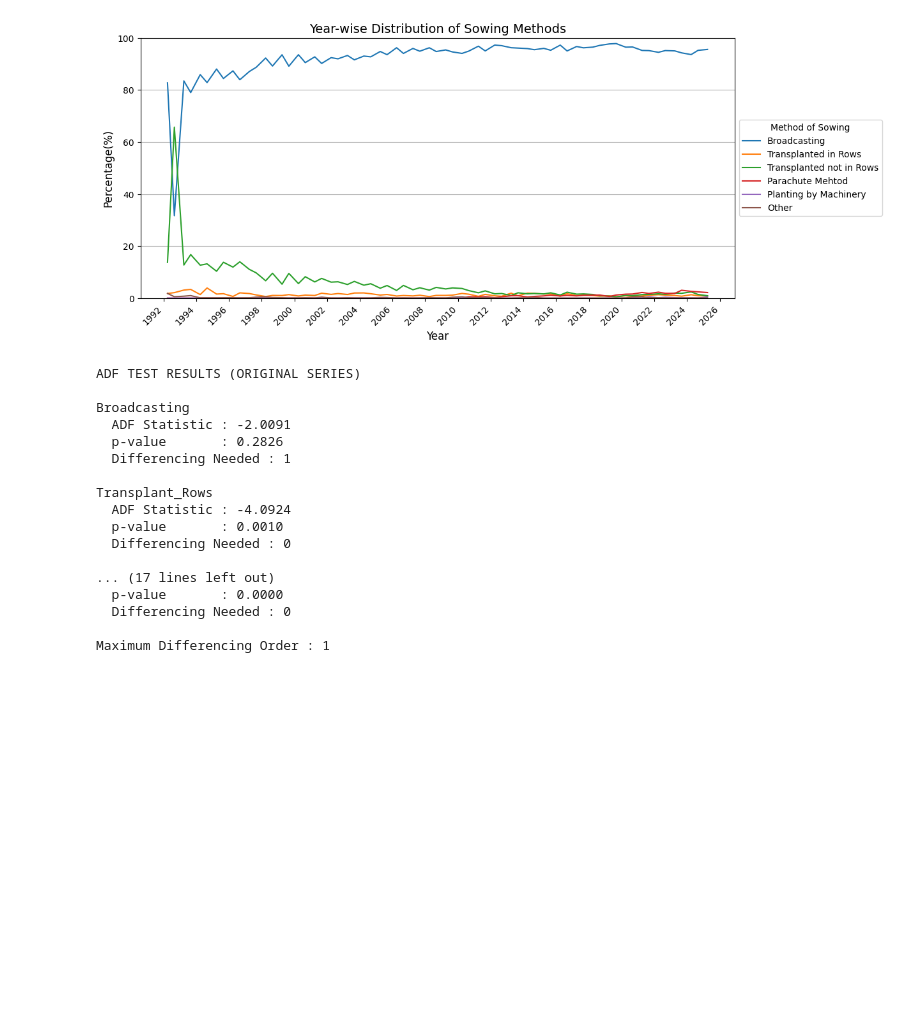
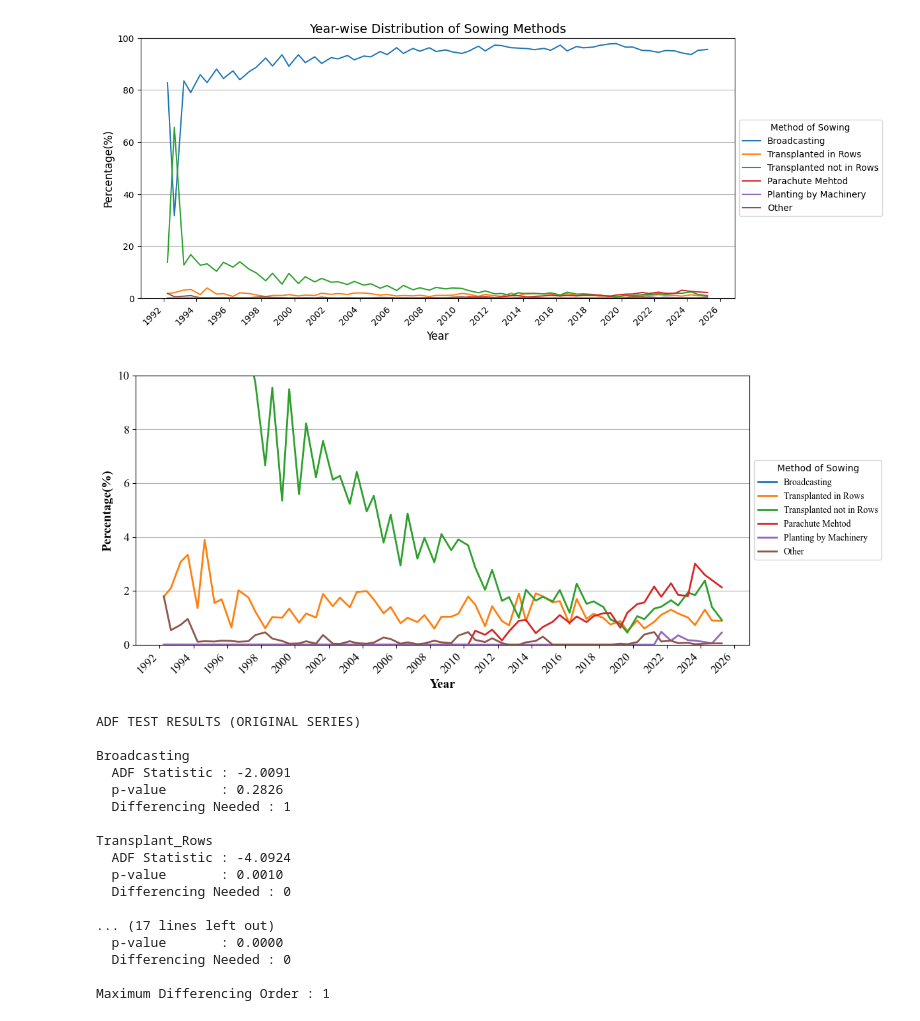
Before and after one commit to AchiniWathsala/Forecasting_Paddy_Production, a Jupyter notebook: practices/sowing.ipynb, the cells around one changed output. Drawn from its saved outputs; the diff is of its cells as text; code cells hidden in the pictures; blank space fills up the shorter version.

```diff
--- a/practices/sowing.ipynb
+++ b/practices/sowing.ipynb
@@ -70,6 +70,31 @@ dtypes: float64(6)
 memory usage: 3.7 KB
 None
 [figure]
+# %%
+# =========================================================
+# PLOT ORIGINAL DATA
+# =========================================================
+
+ax = df[['Broadcasting',
+       'Transplant_Rows', 'Transplant_NotRows', 'Parachute', 'Machine',
+       'Other(sowing)']].plot(figsize=(12,6),linewidth =2)
+
+ax.xaxis.set_major_locator(mdates.YearLocator(2))       # tick every year
+ax.xaxis.set_major_formatter(mdates.DateFormatter('%Y'))  # show only year
+ax.set_ylim(0,10)
+plt.xticks(rotation=45)
+# plt.title("Year-wise Distribution of Sowing Methods", fontsize=14)
+plt.xlabel("Year", fontsize=14,fontweight='bold',fontname='Times New Roman')
+plt.ylabel("Percentage(%)", fontsize=14,fontweight='bold',fontname='Times New Roman')
+plt.legend(["Broadcasting","Transplanted in Rows","Transplanted not in Rows", "Parachute Mehtod", "Planting by Machinery", "Other"], title= "Method of Sowing",loc="center left",
+           bbox_to_anchor=(1, 0.5),
+           prop={'family': 'Times New Roman'})
+plt.grid(axis='y')
+plt.xticks(fontsize=13, fontname='Times New Roman')
+plt.yticks(fontsize=13, fontname='Times New Roman')
+plt.show()
+# %% [output]
+[figure, added]
 # %%
 
 # =========================================================
```
Also changed, not shown: parts of 2 cells of this notebook, 7 other files.
